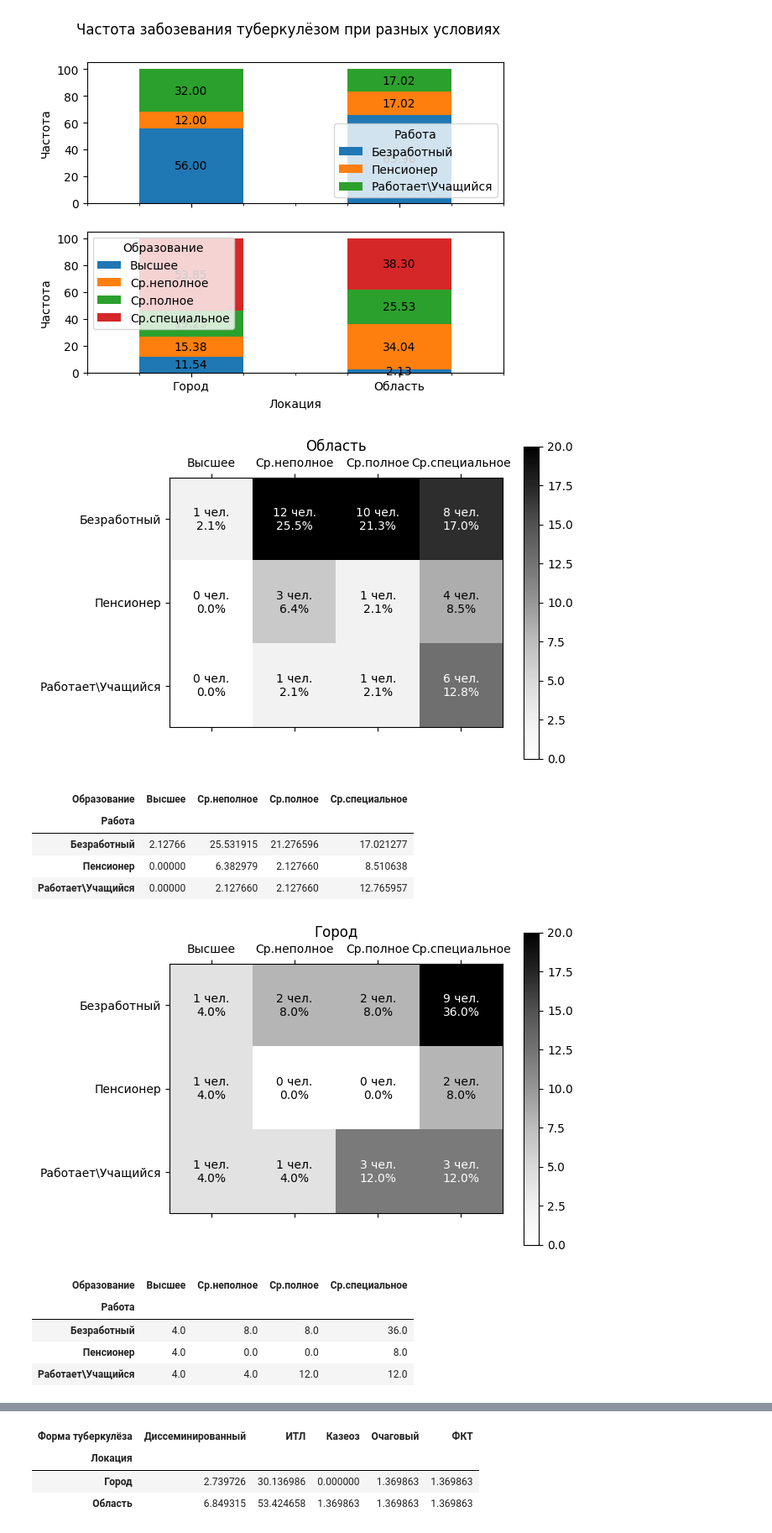
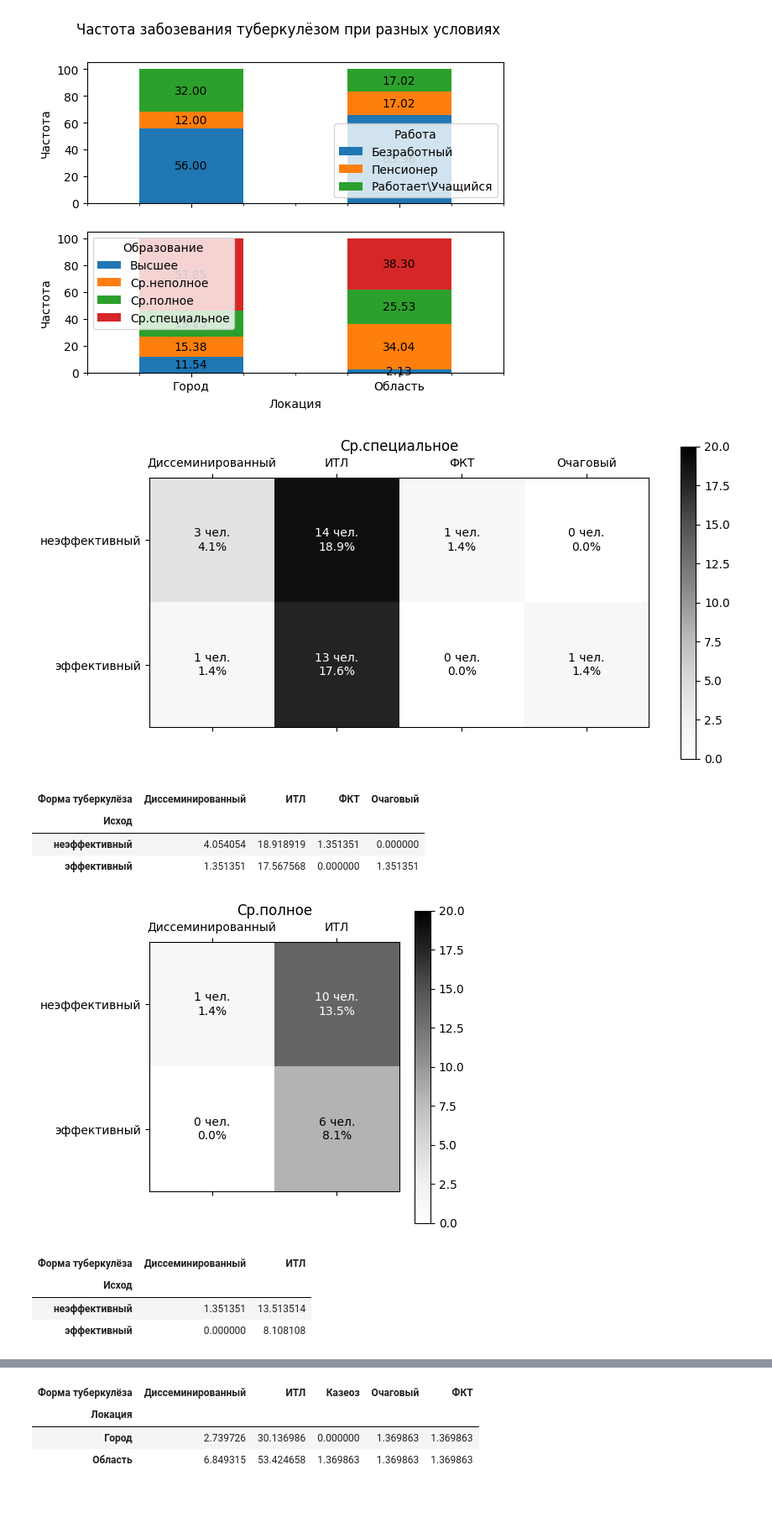
Before and after one commit to D-314/cyber-tuber, a Jupyter notebook: processing.ipynb, the cells around one changed output, grey strips where cells are left out. Shown at 84% size. Cells and saved outputs as stored; diff of their text form; code cells hidden in the pictures; blank space fills up the shorter version.

```diff
--- a/processing.ipynb
+++ b/processing.ipynb
@@ -59,8 +59,8 @@ tuber_form = tuber_form.replace({'Очаговый т-з': 'Очаговый',
 
 efficiency = dataset['Исход'].apply(is_efficient)
 
-df = pd.concat([in_city, region,work,education,tuber_form,efficiency], axis=1)
-df.columns = ['Локация', 'Регион', 'Работа', 'Образование', 'Форма туберкулёза', 'Исход']
+df = pd.concat([in_city, region,work,education,tuber_form,dataset['Вид ЛУ'],efficiency], axis=1)
+df.columns = ['Локация', 'Регион', 'Работа', 'Образование', 'Форма туберкулёза', 'Вид ЛУ', 'Исход']
 del in_city, region,education,work,tuber_form,efficiency
 df
 # %% [output]
@@ -121,46 +121,44 @@ del grouped,work_freq,edu_freq,i,fig,ax1,ax2
 # %%
 #@title Разделение по трём параметрам
 
-col0 = "\u041B\u043E\u043A\u0430\u0446\u0438\u044F" #@param ["Локация", "Регион", "Работа", "Образование", "Форма туберкулёза", "Исход"]
+col0 = "\u0412\u0438\u0434 \u041B\u0423" #@param ["Локация", "Регион", "Работа", "Образование", "Форма туберкулёза", "Вид ЛУ", "Исход"]
 norm_after_grouping = False #@param {type:"boolean"}
-col1 = "\u0420\u0430\u0431\u043E\u0442\u0430" #@param ["Локация", "Регион", "Работа", "Образование", "Форма туберкулёза", "Исход"]
-col2 = "\u041E\u0431\u0440\u0430\u0437\u043E\u0432\u0430\u043D\u0438\u0435" #@param ["Локация", "Регион", "Работа", "Образование", "Форма туберкулёза", "Исход"]
+col1 = "\u0418\u0441\u0445\u043E\u0434" #@param ["Локация", "Регион", "Работа", "Образование", "Форма туберкулёза", "Вид ЛУ",  "Исход"]
+col2 = "\u0424\u043E\u0440\u043C\u0430 \u0442\u0443\u0431\u0435\u0440\u043A\u0443\u043B\u0451\u0437\u0430" #@param ["Локация", "Регион", "Работа", "Образование", "Форма туберкулёза", "Вид ЛУ", "Исход"]
 
 freqs = df.groupby([col0, col1, col2]).size()
 
 # Получение нормализованных частот
 norm_freqs = 100 * freqs / freqs.sum()
 max = np.floor(np.ceil(norm_freqs.max() / 10) * 10)
 
 # Построение двухмерных графиков
 for loc in df[col0].dropna().unique():
   subset = freqs[loc].unstack().fillna(0)
   if norm_after_grouping:
     norm_freqs[loc] = 100 * freqs[loc] / freqs[loc].sum()
   subset_norm = norm_freqs[loc].unstack().fillna(0)
   plt.matshow(subset_norm, cmap='Greys', vmin=0, vmax=max)
   plt.title(loc)
   ax = plt.gca()
   # Добавляем надписи
   for (((i,j),z1),((_,_),z2)) in zip(np.ndenumerate(subset), np.ndenumerate(subset_norm)):
       text_color = 'white' if subset_norm.iloc[i, j] > 10 else 'black'
       ax.text(j, i, '{:d} чел.\n{:0.1f}%'.format(int(z1), z2), ha='center', va='center', color=text_color)
   plt.xticks(range(len(subset_norm.columns)), subset_norm.columns)
   plt.yticks(range(len(subset_norm.index)), subset_norm.index)
   plt.colorbar()
   plt.show()
   display(HTML(subset_norm.to_html()))
 del freqs,norm_freqs,subset,subset_norm,i,j,z1,z2,loc,ax,text_color,max,col0,col1,col2,norm_after_grouping
 # %% [output]
-[figure, old version]
+[figure, new version]
-| Образование | Высшее | Ср.неполное | Ср.полное | Ср.специальное |
-| Работа |  |  |  |  |
-| Безработный | 2.12766 | 25.531915 | 21.276596 | 17.021277 |
-| Пенсионер | 0.00000 | 6.382979 | 2.127660 | 8.510638 |
-| Работает\Учащийся | 0.00000 | 2.127660 | 2.127660 | 12.765957 |
+| Форма туберкулёза | Диссеминированный | ИТЛ | ФКТ | Очаговый |
+| Исход |  |  |  |  |
+| неэффективный | 4.054054 | 18.918919 | 1.351351 | 0.000000 |
+| эффективный | 1.351351 | 17.567568 | 0.000000 | 1.351351 |
-[figure, old version]
+[figure, new version]
-| Образование | Высшее | Ср.неполное | Ср.полное | Ср.специальное |
-| Работа |  |  |  |  |
-| Безработный | 4.0 | 8.0 | 8.0 | 36.0 |
-| Пенсионер | 4.0 | 0.0 | 0.0 | 8.0 |
-| Работает\Учащийся | 4.0 | 4.0 | 12.0 | 12.0 |
+| Форма туберкулёза | Диссеминированный | ИТЛ |
+| Исход |  |  |
+| неэффективный | 1.351351 | 13.513514 |
+| эффективный | 0.000000 | 8.108108 |
```
Also changed, not shown: parts of 4 cells of this notebook.
